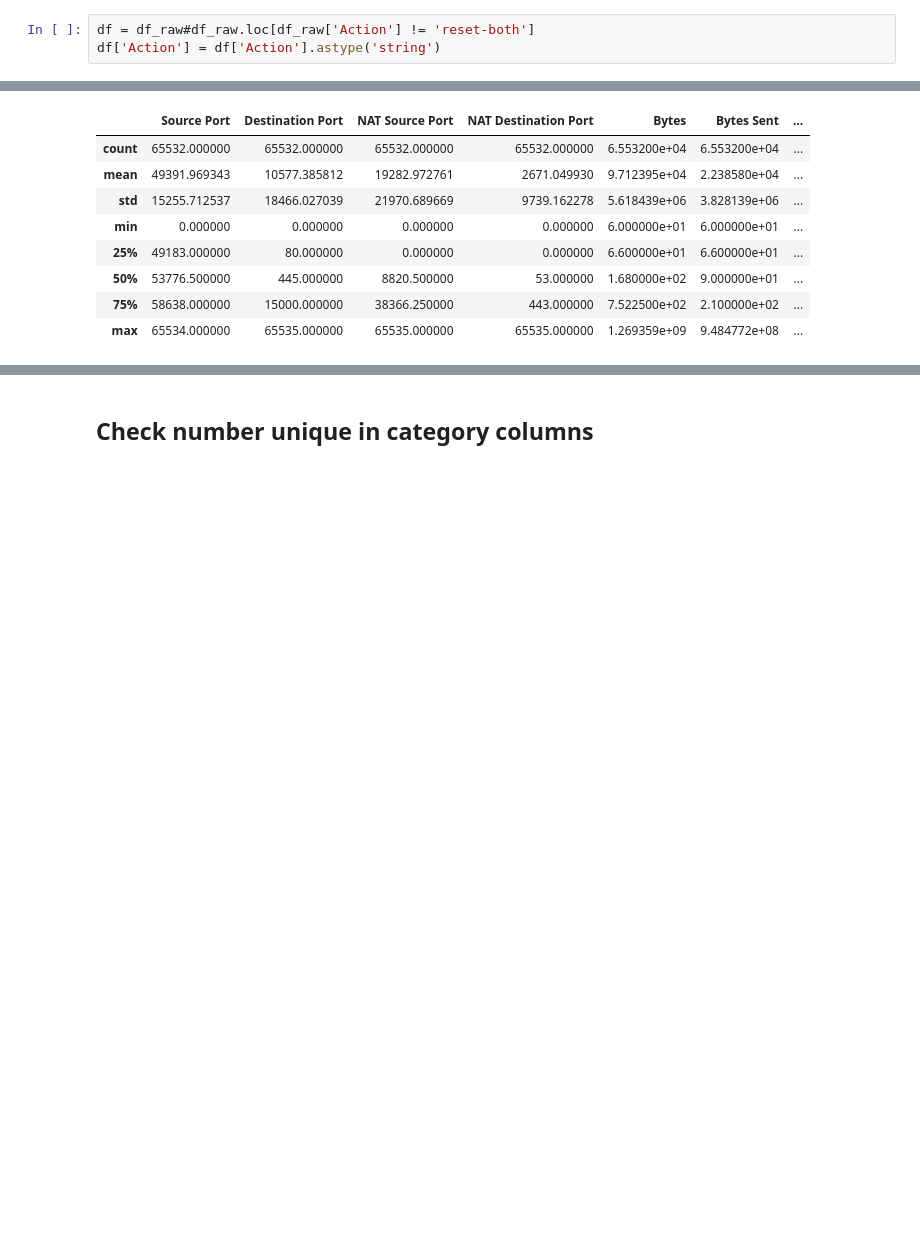
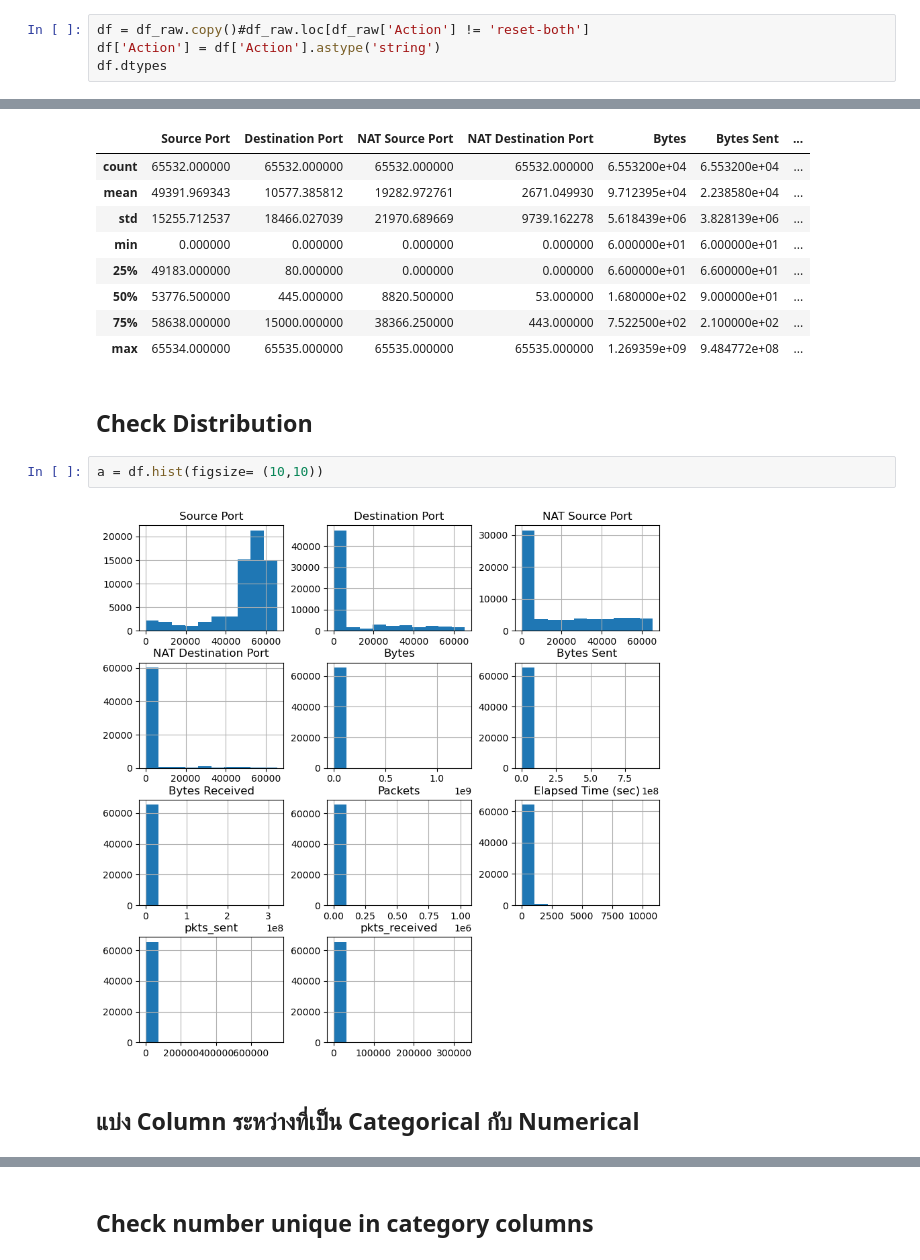
Before and after one commit to kimteespk/Firewall_log_classification, a Jupyter notebook: main.ipynb, the cells around one changed output, grey strips where cells are left out. Saved outputs shown, nothing was run; the diff lists cells and outputs as text; blank space fills up the shorter version.

```diff
--- a/main.ipynb
+++ b/main.ipynb
@@ -45,3 +57,4 @@ dtype: object
 # %%
-df = df_raw#df_raw.loc[df_raw['Action'] != 'reset-both']
+df = df_raw.copy()#df_raw.loc[df_raw['Action'] != 'reset-both']
 df['Action'] = df['Action'].astype('string')
+df.dtypes
@@ -73,4 +110,12 @@ df.describe()
 | 50% | 53776.500000 | 445.000000 | 8820.500000 | 53.000000 | 1.680000e+02 | 9.000000e+01 | ... |
 | 75% | 58638.000000 | 15000.000000 | 38366.250000 | 443.000000 | 7.522500e+02 | 2.100000e+02 | ... |
 | max | 65534.000000 | 65535.000000 | 65535.000000 | 65535.000000 | 1.269359e+09 | 9.484772e+08 | ... |
+# %% [markdown]
+## Check Distribution
+# %%
+a = df.hist(figsize= (10,10))
+# %% [output]
+[figure, added]
+# %% [markdown]
+## แบ่ง Column ระหว่างที่เป็น Categorical กับ Numerical
 # %%
```
Also changed, not shown: parts of 35 cells of this notebook.
